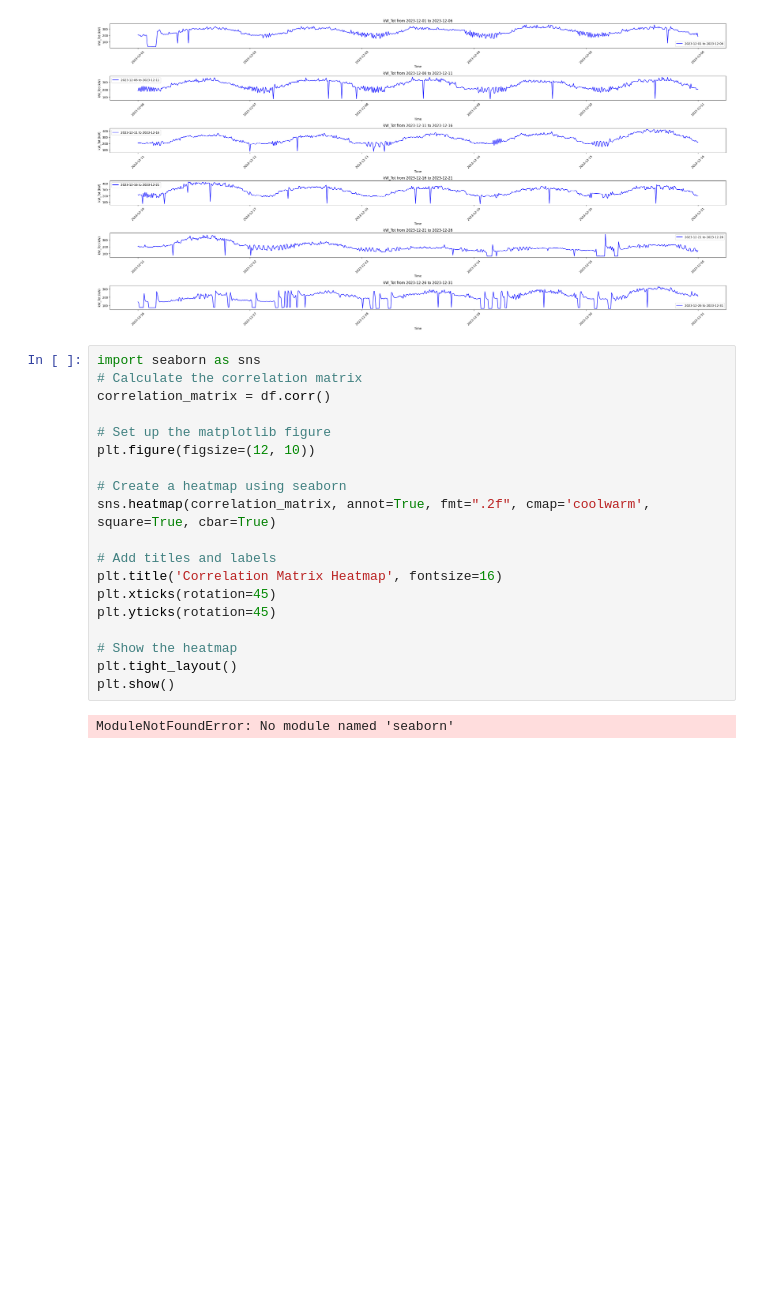
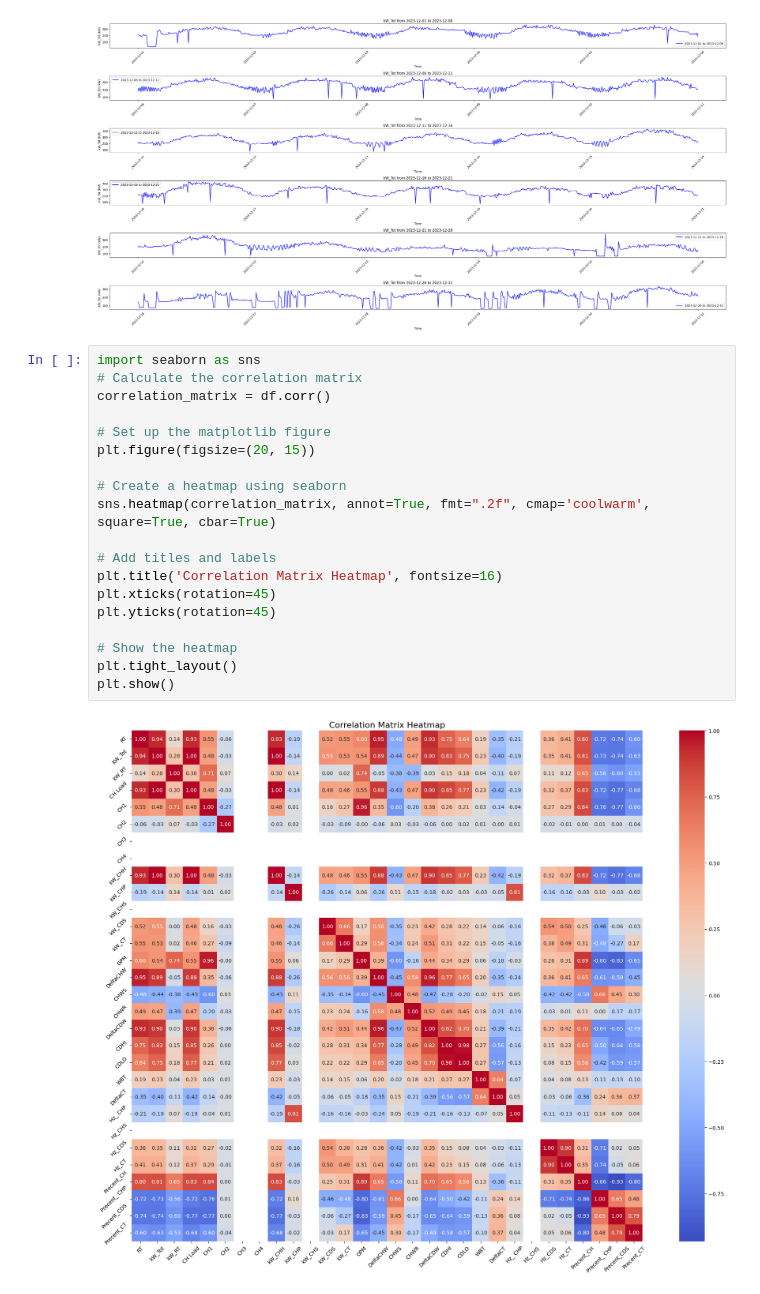
Before and after one commit to sadnyd/r-menCodeCortex, a Jupyter notebook: eda.ipynb, the cells around one changed output. Cells and saved outputs as stored; diff of their text form; blank space fills up the shorter version.

```diff
--- a/eda.ipynb
+++ b/eda.ipynb
@@ -120,21 +120,21 @@ plt.show()
 # %%
 import seaborn as sns
 # Calculate the correlation matrix
 correlation_matrix = df.corr()
 
 # Set up the matplotlib figure
-plt.figure(figsize=(12, 10))
+plt.figure(figsize=(20, 15))
 
 # Create a heatmap using seaborn
 sns.heatmap(correlation_matrix, annot=True, fmt=".2f", cmap='coolwarm', square=True, cbar=True)
 
 # Add titles and labels
 plt.title('Correlation Matrix Heatmap', fontsize=16)
 plt.xticks(rotation=45)
 plt.yticks(rotation=45)
 
 # Show the heatmap
 plt.tight_layout()
 plt.show()
 # %% [output]
-ModuleNotFoundError: No module named 'seaborn'
+[figure, added]
```
Also changed, not shown: parts of 2 cells of this notebook.
